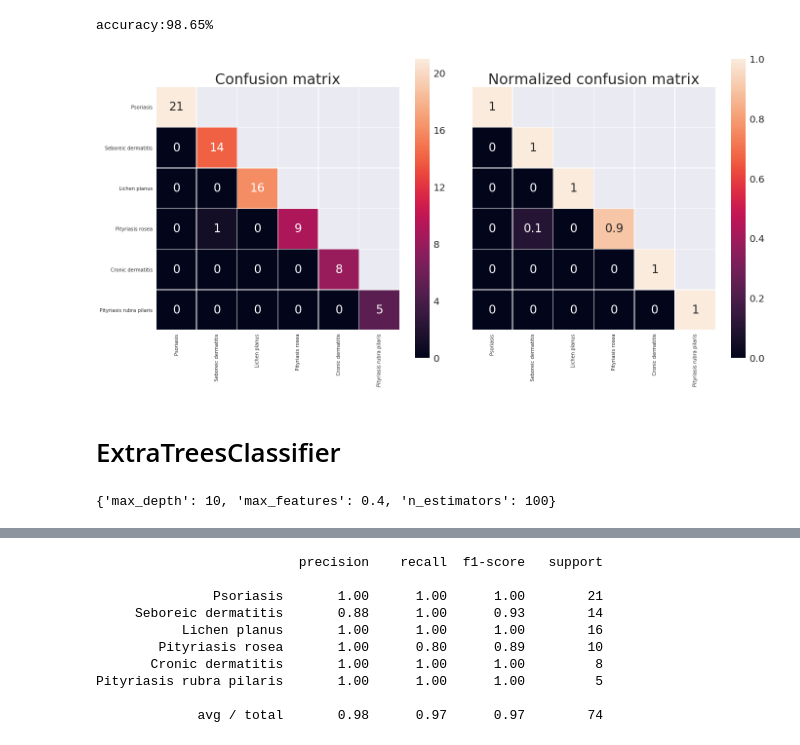
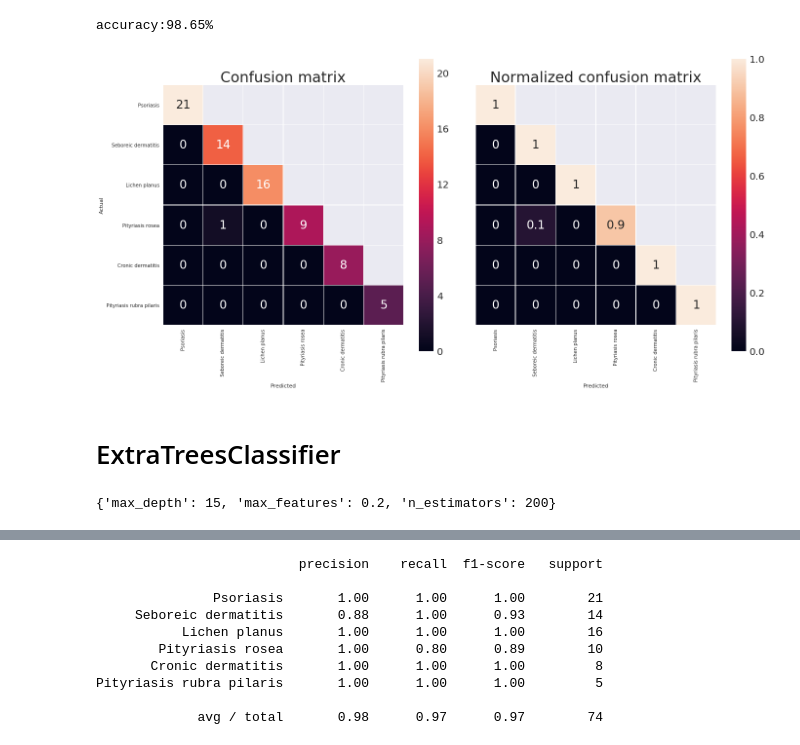
Before and after one commit to bakijan/Dermatology, a Jupyter notebook: Dermatology Classification.ipynb, the cells around one changed output, grey strips where cells are left out. Cells and saved outputs as stored; diff of their text form; code cells hidden in the pictures.

```diff
--- a/Dermatology Classification.ipynb
+++ b/Dermatology Classification.ipynb
@@ -64,9 +65,11 @@ def plot_confusion_matrix(cm, classes):
     sns.set(font_scale=2)
     sns.heatmap(cm,  annot=True,xticklabels = classes, yticklabels = classes,
                 mask=mask, linewidths=.5, square =True,  ax=ax1)
+    ax1.set(xlabel='Predicted', ylabel='Actual')
     ax1.set_title('Confusion matrix', fontsize=30)
     sns.heatmap(cm_norm, annot=True,xticklabels = classes, yticklabels =False,
                 mask=mask, linewidths=.5,square =True, ax=ax2)
+    ax2.set(xlabel='Predicted')
     ax2.set_title('Normalized confusion matrix', fontsize=30)
     plt.tight_layout()
 # %%
@@ -160,8 +176,9 @@ dtype: int64
 #df_raw['Age'].fillna(df_raw['Age'].mean(), inplace=True)
 
 # Rreplace missing values with the mode value reached accuray 98.65%
-df_raw['Age'] = pd.to_numeric( df_raw['Age'].fillna(df_raw['Age'].mode().mean()), downcast='signed')
+#df_raw['Age'] = pd.to_numeric( df_raw['Age'].fillna(df_raw['Age'].mode().mean()), downcast='signed')
 # Rreplace missing values with the median value reached accuray 98.65%
-#df_raw['Age'] = pd.to_numeric( df_raw['Age'].fillna(df_raw['Age'].median()), downcast='signed')
+df_filled = df_raw
+df_filled['Age'] = pd.to_numeric(df_filled['Age'].fillna(df_filled['Age'].median()), downcast='signed')
 # %%
 pd.set_option('display.max_columns', None)
@@ -342,12 +359,13 @@ HTML(html_pygal.format(pygal_render=line_chart .render(is_unicode=True)))
 #Normalization
 from sklearn import preprocessing
 minmax_scale = preprocessing.MinMaxScaler(feature_range=(0, 1))
-df_raw.iloc[:,:-1] = minmax_scale.fit_transform(df_raw.iloc[:,:-1])
+df_norm = df_filled
+df_norm.iloc[:,:-1] = minmax_scale.fit_transform(df_filled.iloc[:,:-1])
 # %% [markdown]
 # Train test split
 # %%
 # Setting parameters
-x_data, x_test_data, y_data, y_test_data = train_test_split(df_raw.iloc[:,:-1],df_raw.iloc[:,-1],test_size=0.2, random_state=123)
+x_data, x_test_data, y_data, y_test_data = train_test_split(df_norm.iloc[:,:-1],df_norm.iloc[:,-1],test_size=0.2, random_state=123)
 svm_para = [{'kernel':['rbf'],'C': [1,10,100,100]}]
 # %% [markdown]
 # Support vector Machines (SVM)
@@ -395,10 +413,9 @@ print ('accuracy:%0.2f%%'%(accuracy*100))
 accuracy:98.65%
 # %%
 cnf_matrix = confusion_matrix(y_test_data, y_pred)
-np.set_printoptions(precision=2)
 plot_confusion_matrix(cnf_matrix, classes=classes)
 # %% [output]
-[figure, old version]
+[figure, new version]
 # %% [markdown]
 # ExtraTreesClassifier
 # %%
@@ -409,7 +426,7 @@ ETC.fit(x_data,y_data)
 ETC.best_params_
 #ETC.grid_scores_
 # %% [output]
-{'max_depth': 10, 'max_features': 0.4, 'n_estimators': 100}
+{'max_depth': 15, 'max_features': 0.2, 'n_estimators': 200}
 # %%
 print ('Best accuracy obtained: {}'.format(ETC.best_score_))
 print ('Parameters:')
```
Also changed, not shown: parts of 29 cells of this notebook.
